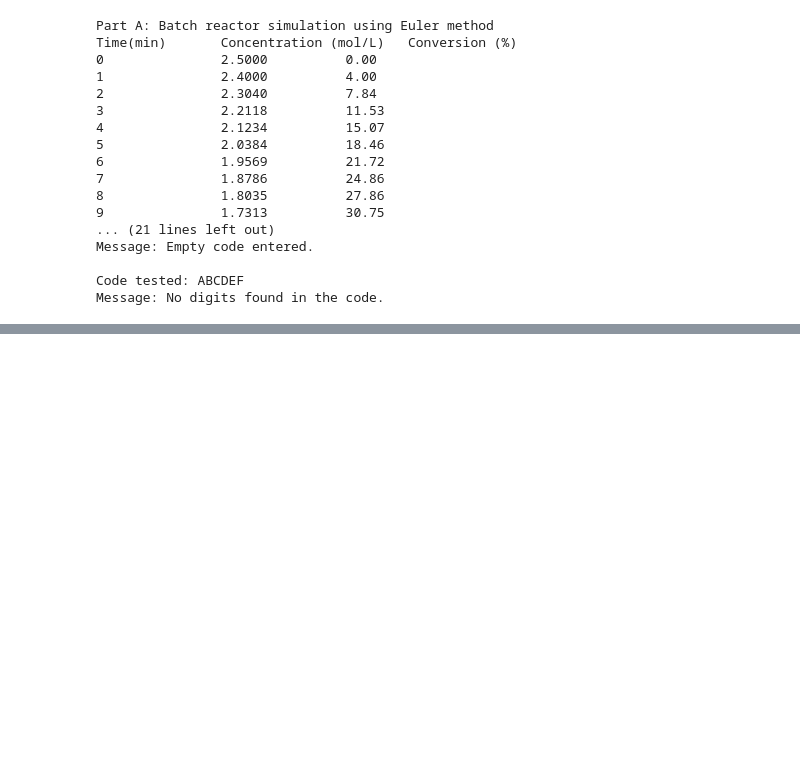
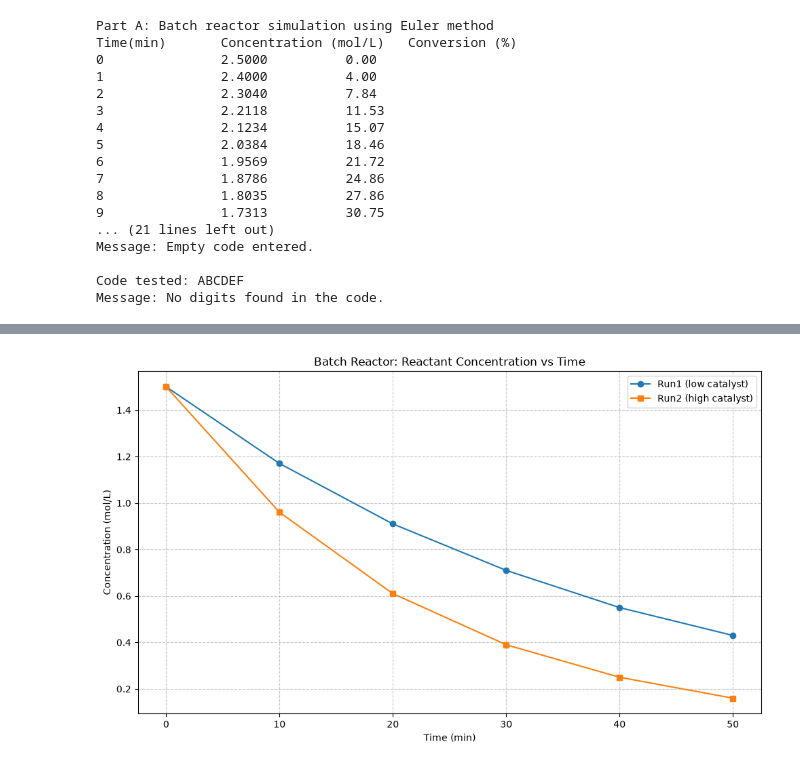
Before and after one commit to thawkarabeer-cpu/CP_Practical, a Jupyter notebook: 20251001072_SetD.ipynb, the cells around one changed output, grey strips where cells are left out. Saved outputs shown, nothing was run; the diff lists cells and outputs as text; code cells hidden in the pictures; blank space fills up the shorter version.

Commit message:
Add kinetics data in CSV and JSON formats
- Created kinetics.csv containing time and concentration data for two runs.
- Created kinetics.json with the same data structured in JSON format.

```diff
--- a/20251001072_SetD.ipynb
+++ b/20251001072_SetD.ipynb
@@ -193,0 +257,94 @@ Classification: High
+# %%
+import pandas as pd
+import matplotlib.pyplot as plt
+import numpy as np
+
+# -----------------------------
+# a) Batch reactor data
+# -----------------------------
+data = {
+    "Time_min": [0, 10, 20, 30, 40, 50],
+    "Run1_mol_l": [1.50, 1.17, 0.91, 0.71, 0.55, 0.43],
+    "Run2_mol_l": [1.50, 0.96, 0.61, 0.39, 0.25, 0.16]
+}
+
+df = pd.DataFrame(data)
+
+# Save to CSV and JSON without index column
+df.to_csv("kinetics.csv", index=False)
+df.to_json("kinetics.json", orient="records", indent=2)
+
+# Read CSV back
+df_read = pd.read_csv("kinetics.csv")
+
+print("CSV data shape:", df_read.shape)
+print(df_read.dtypes)
+
+# -----------------------------
+# b) Mean and standard deviation
+# -----------------------------
+run1_mean = df["Run1_mol_l"].mean()
+run1_std = df["Run1_mol_l"].std()
+
+run2_mean = df["Run2_mol_l"].mean()
+run2_std = df["Run2_mol_l"].std()
+
+print("\nRun1 mean:", run1_mean)
+print("Run1 std:", run1_std)
+print("Run2 mean:", run2_mean)
+print("Run2 std:", run2_std)
+
+if run2_std > run1_std:
+    variation = "Run2_mol_l shows more variation."
+else:
+    variation = "Run1_mol_l shows more variation."
+
+print("\n", variation)
+
+# -----------------------------
+# c) Plot both runs
+# -----------------------------
+plt.figure(figsize=(10, 6))
+plt.plot(df["Time_min"], df["Run1_mol_l"], marker="o", linestyle="-", label="Run1 (low catalyst)")
+plt.plot(df["Time_min"], df["Run2_mol_l"], marker="s", linestyle="-", label="Run2 (high catalyst)")
+
+plt.title("Batch Reactor: Reactant Concentration vs Time")
+plt.xlabel("Time (min)")
+plt.ylabel("Concentration (mol/L)")
+plt.legend()
+plt.grid(True, linestyle="--", alpha=0.7)
+plt.tight_layout()
+plt.show()
+
+# -----------------------------
+# d) Gas compression data
+# -----------------------------
+gas_data = {
+    "Volume_L": [1, 2, 3, 4, 5],
+    "Pressure_bar": [5.03, 2.52, 1.65, 1.26, 1.01]
+}
+
+df_gas = pd.DataFrame(gas_data)
+
+# Calculate k = mean(P * V)
+k = (df_gas["Pressure_bar"] * df_gas["Volume_L"]).mean()
+
+print("\nGas constant k =", k)
+
+# Scatter plot of measured data
+plt.figure(figsize=(10, 6))
+plt.scatter(df_gas["Volume_L"], df_gas["Pressure_bar"], label="Measured data", color="blue", s=60)
+
+# Reference curve P = k/V
+V_ref = np.linspace(1, 5, 200)
+P_ref = k / V_ref
+plt.plot(V_ref, P_ref, color="red", linewidth=2, label="Reference curve: P = k/V")
+
+plt.title("Ethylene Gas Compression: Pressure vs Volume")
+plt.xlabel("Volume (L)")
+plt.ylabel("Pressure (bar)")
+plt.legend()
+plt.grid(True, linestyle="--", alpha=0.7)
+plt.tight_layout()
+plt.show()
+# %% [output]
@@ -193,0 +363 @@ Classification: High
+[figure, added]
```
Also changed, not shown: parts of 5 cells of this notebook, 2 other files.
